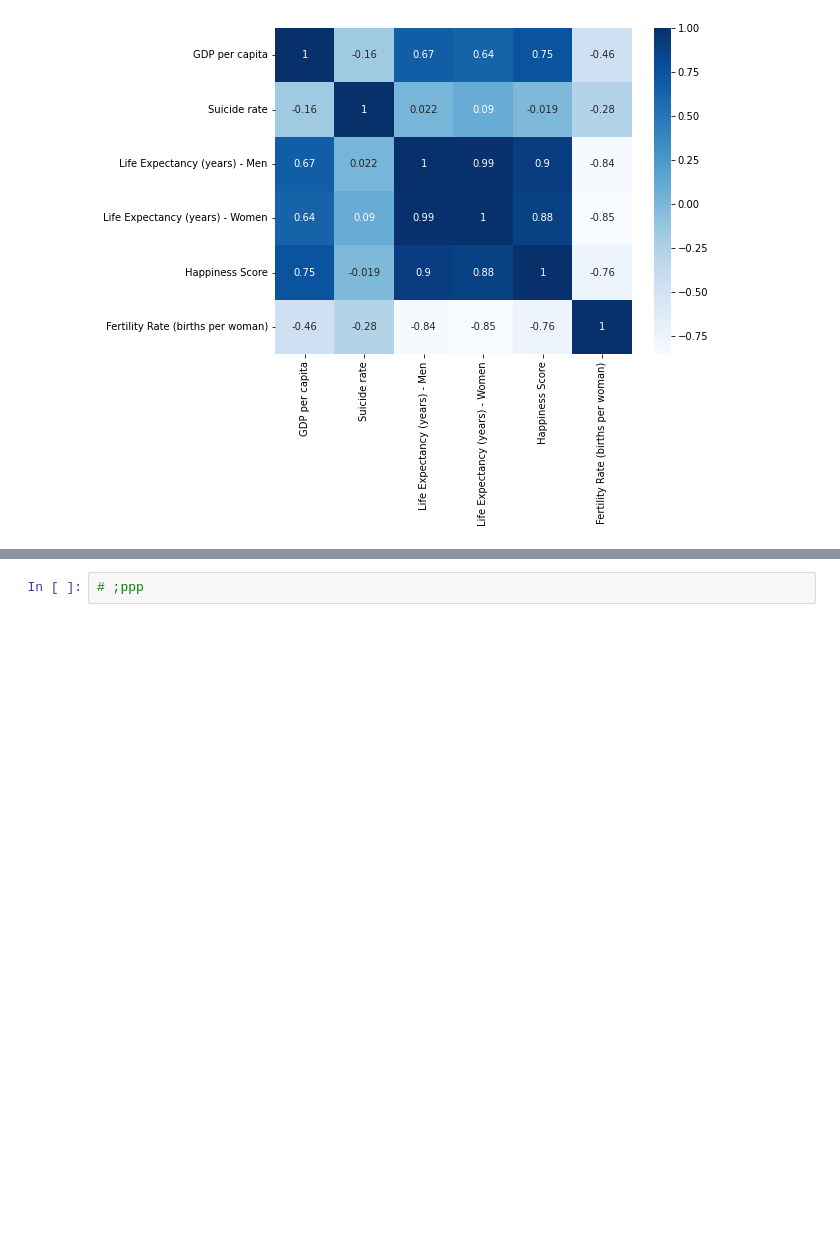
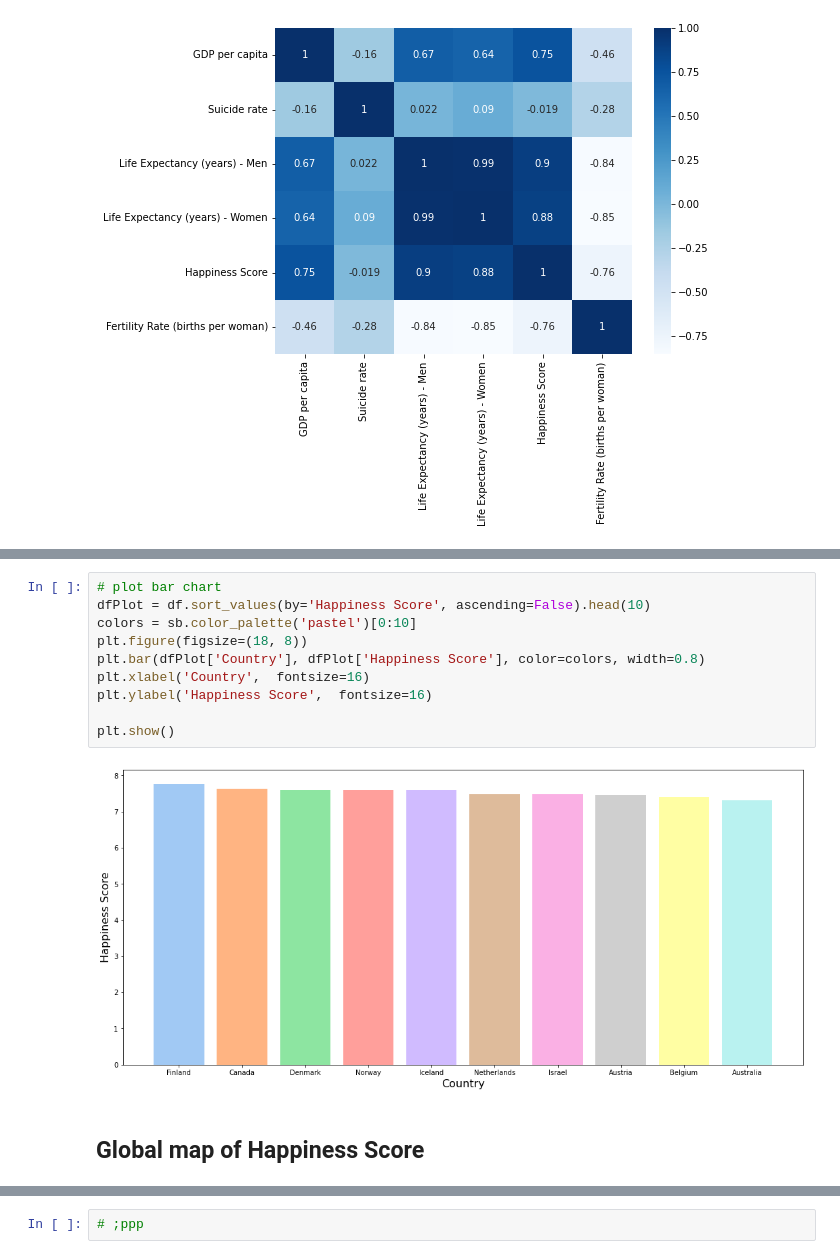
Before and after one commit to dustyblu3/kaggle, a Jupyter notebook: suicide-rate-visualization.ipynb, the cells around one changed output, grey strips where cells are left out. Saved outputs shown, nothing was run; the diff lists cells and outputs as text; blank space fills up the shorter version.

Commit message:
Kaggle Notebook | Suicide Rate Visualization | Version 2

```diff
--- a/suicide-rate-visualization.ipynb
+++ b/suicide-rate-visualization.ipynb
@@ -174,0 +199,14 @@ sb.heatmap(corr, cmap="Blues", annot=True)
+# %%
+# plot bar chart
+dfPlot = df.sort_values(by='Happiness Score', ascending=False).head(10)
+colors = sb.color_palette('pastel')[0:10]
+plt.figure(figsize=(18, 8))
+plt.bar(dfPlot['Country'], dfPlot['Happiness Score'], color=colors, width=0.8)
+plt.xlabel('Country',  fontsize=16)
+plt.ylabel('Happiness Score',  fontsize=16)
+
+plt.show()
+# %% [output]
+[figure, added]
+# %% [markdown]
+## Global map of Happiness Score
```
Also changed, not shown: parts of 7 cells of this notebook.
